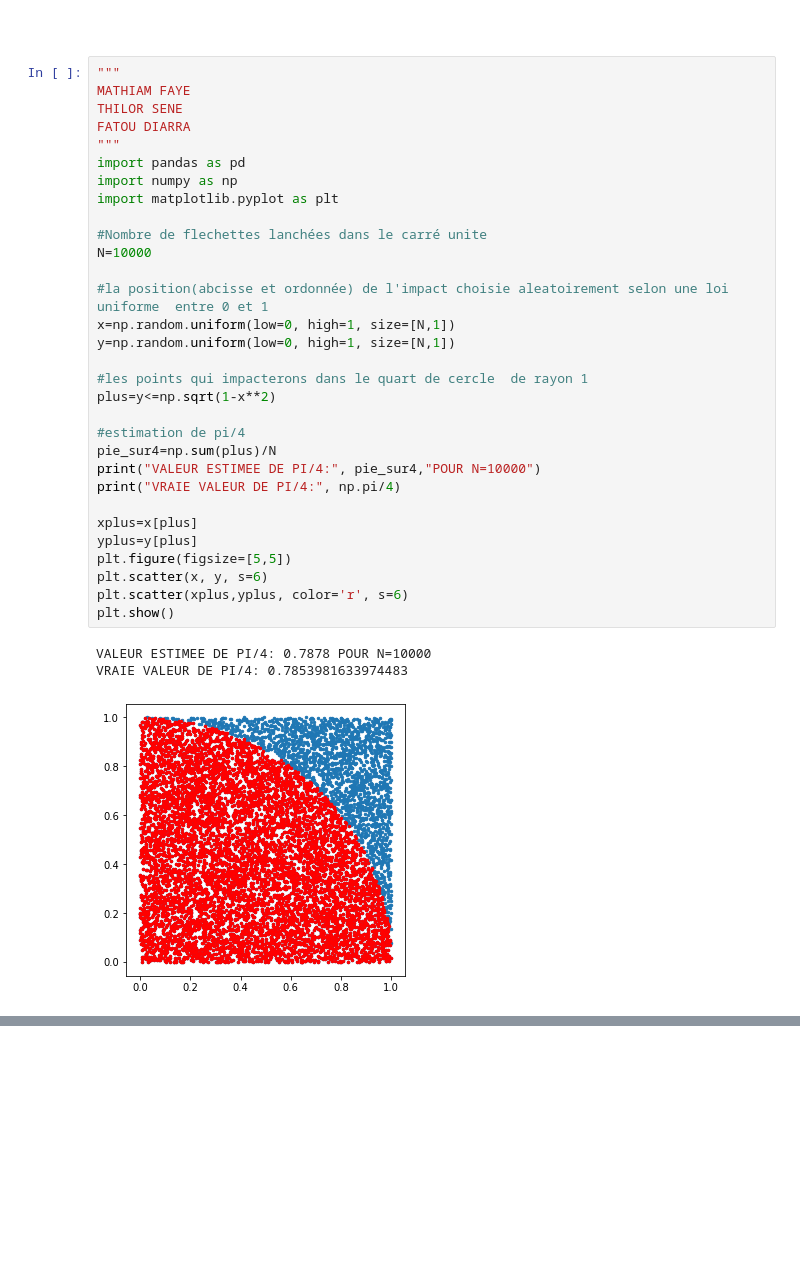
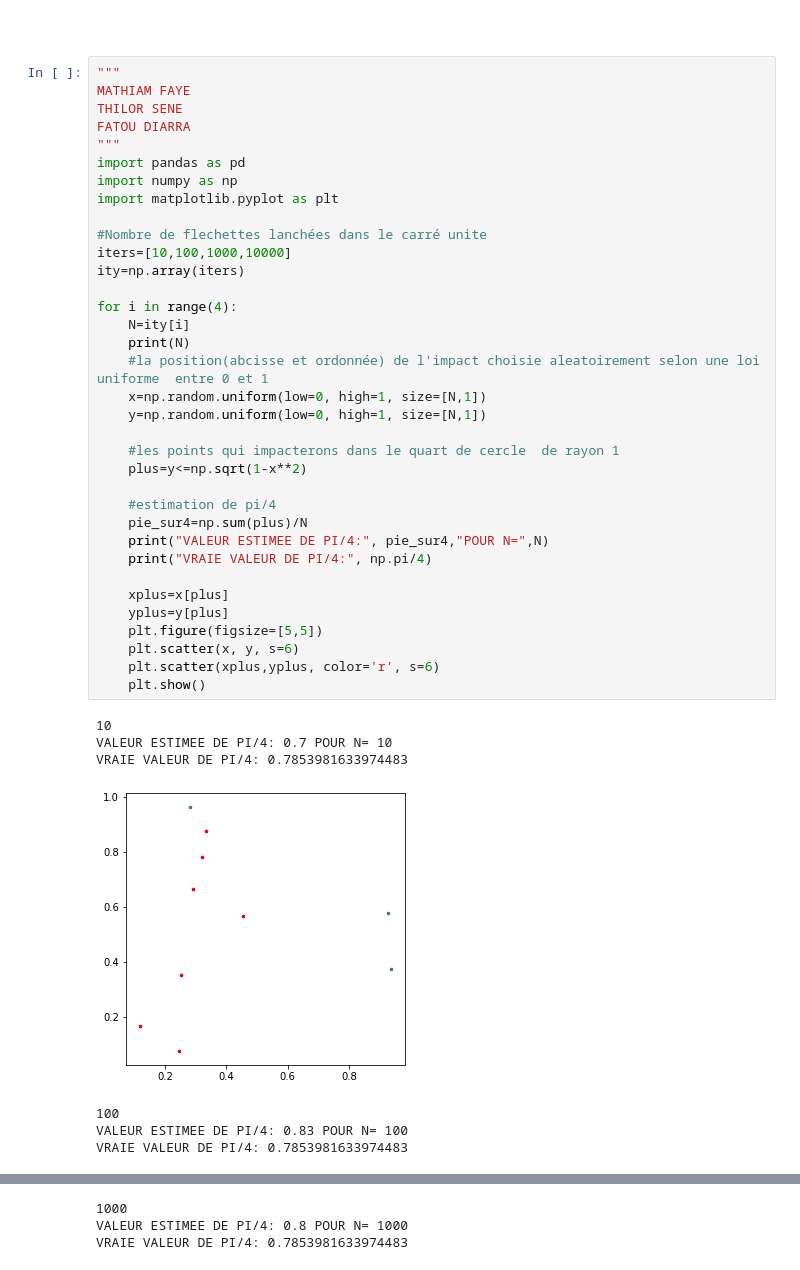
Before and after one commit to statistique-matserMSDA2020/team6, a Jupyter notebook: EXO4_ESTIMATION.ipynb, the cells around one changed output, grey strips where cells are left out. Drawn from its saved outputs; the diff is of its cells as text; blank space fills up the shorter version.

```diff
--- a/EXO4_ESTIMATION.ipynb
+++ b/EXO4_ESTIMATION.ipynb
@@ -3,35 +3,43 @@
 # %%
 """
 MATHIAM FAYE
 THILOR SENE
 FATOU DIARRA
 """
 import pandas as pd
 import numpy as np
 import matplotlib.pyplot as plt
 
 #Nombre de flechettes lanchées dans le carré unite
-N=10000
+iters=[10,100,1000,10000]
+ity=np.array(iters)
 
-#la position(abcisse et ordonnée) de l'impact choisie aleatoirement selon une loi uniforme  entre 0 et 1
-x=np.random.uniform(low=0, high=1, size=[N,1])
-y=np.random.uniform(low=0, high=1, size=[N,1])
+for i in range(4):
+    N=ity[i]
+    print(N)
+    #la position(abcisse et ordonnée) de l'impact choisie aleatoirement selon une loi uniforme  entre 0 et 1
+    x=np.random.uniform(low=0, high=1, size=[N,1])
+    y=np.random.uniform(low=0, high=1, size=[N,1])
 
-#les points qui impacterons dans le quart de cercle  de rayon 1
-plus=y<=np.sqrt(1-x**2)
+    #les points qui impacterons dans le quart de cercle  de rayon 1
+    plus=y<=np.sqrt(1-x**2)
 
-#estimation de pi/4
-pie_sur4=np.sum(plus)/N
-print("VALEUR ESTIMEE DE PI/4:", pie_sur4,"POUR N=10000")
-print("VRAIE VALEUR DE PI/4:", np.pi/4)
+    #estimation de pi/4
+    pie_sur4=np.sum(plus)/N
+    print("VALEUR ESTIMEE DE PI/4:", pie_sur4,"POUR N=",N)
+    print("VRAIE VALEUR DE PI/4:", np.pi/4)
 
-xplus=x[plus]
-yplus=y[plus]
-plt.figure(figsize=[5,5])
-plt.scatter(x, y, s=6)
-plt.scatter(xplus,yplus, color='r', s=6)
-plt.show()
+    xplus=x[plus]
+    yplus=y[plus]
+    plt.figure(figsize=[5,5])
+    plt.scatter(x, y, s=6)
+    plt.scatter(xplus,yplus, color='r', s=6)
+    plt.show()
 # %% [output]
-VALEUR ESTIMEE DE PI/4: 0.7878 POUR N=10000
+10
+VALEUR ESTIMEE DE PI/4: 0.7 POUR N= 10
 VRAIE VALEUR DE PI/4: 0.7853981633974483
-[figure, old version]
+[figure, new version]
+100
+VALEUR ESTIMEE DE PI/4: 0.83 POUR N= 100
+VRAIE VALEUR DE PI/4: 0.7853981633974483
@@ -37,0 +47,3 @@ VRAIE VALEUR DE PI/4: 0.7853981633974483
+1000
+VALEUR ESTIMEE DE PI/4: 0.8 POUR N= 1000
+VRAIE VALEUR DE PI/4: 0.7853981633974483
```
Also changed, not shown: parts of 1 cell of this notebook, 1 other file.
